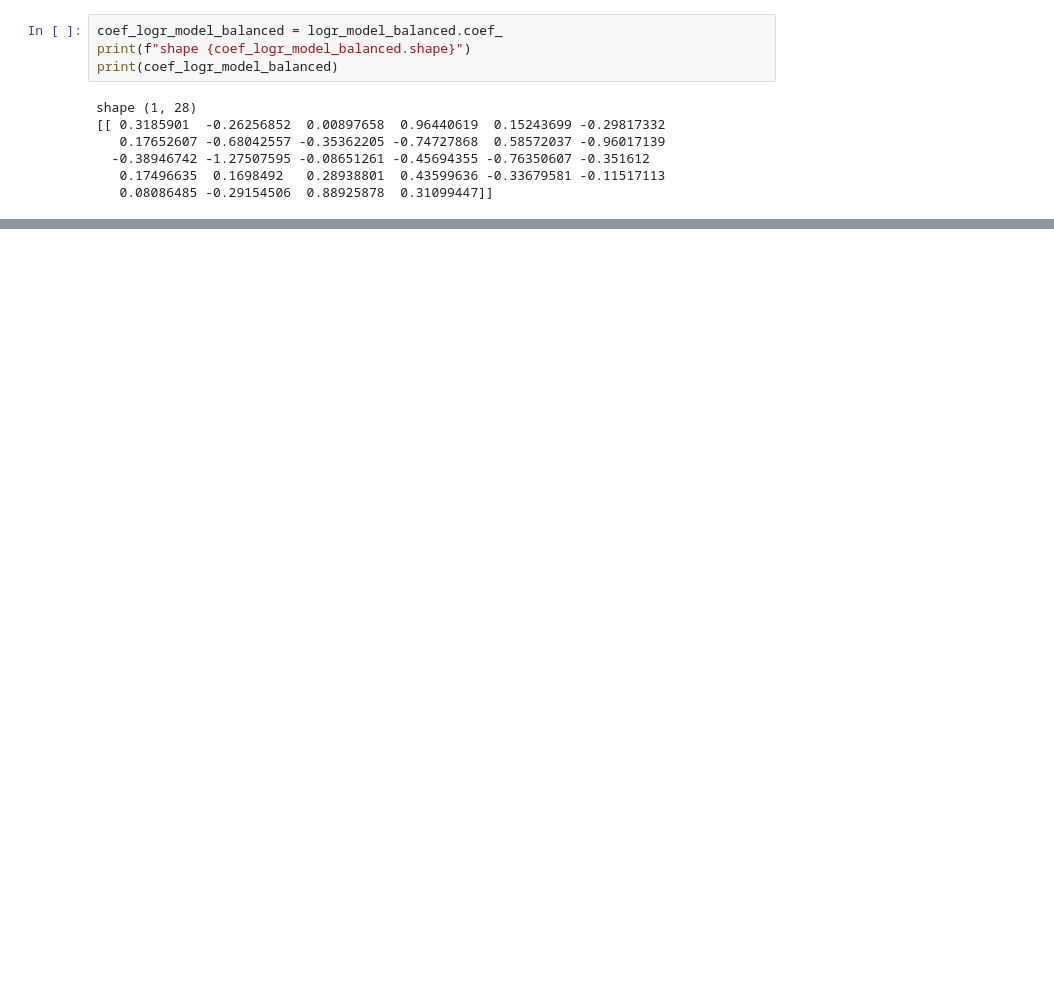
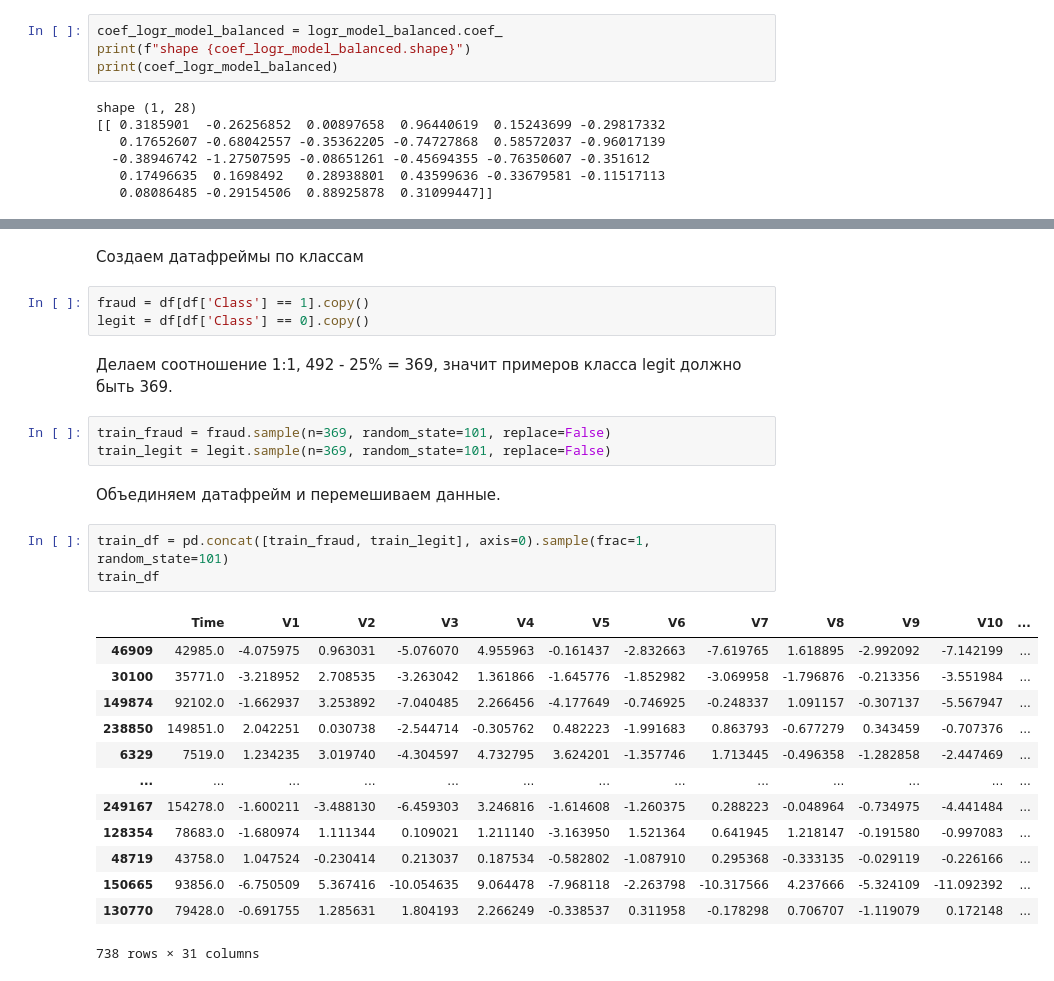
Before and after one commit to rabotimnogo/Fraud_Detection, a Jupyter notebook: Credit_card_fraud_detection_project .ipynb, the cells around one changed output, grey strips where cells are left out. Saved outputs shown, nothing was run; the diff lists cells and outputs as text; blank space fills up the shorter version.

```diff
--- a/Credit_card_fraud_detection_project .ipynb
+++ b/Credit_card_fraud_detection_project .ipynb
@@ -387,0 +421,29 @@ shape (1, 28)
+# %% [markdown]
+Создаем датафреймы по классам
+# %%
+fraud = df[df['Class'] == 1].copy()
+legit = df[df['Class'] == 0].copy()
+# %% [markdown]
+Делаем соотношение 1:1, 492 - 25% = 369, значит примеров класса legit должно быть 369.
+# %%
+train_fraud = fraud.sample(n=369, random_state=101, replace=False)
+train_legit = legit.sample(n=369, random_state=101, replace=False)
+# %% [markdown]
+Объединяем датафрейм и перемешиваем данные.
+# %%
+train_df = pd.concat([train_fraud, train_legit], axis=0).sample(frac=1, random_state=101)
+train_df
+# %% [output]
+|  | Time | V1 | V2 | V3 | V4 | V5 | V6 | V7 | V8 | V9 | V10 | ... |
+| 46909 | 42985.0 | -4.075975 | 0.963031 | -5.076070 | 4.955963 | -0.161437 | -2.832663 | -7.619765 | 1.618895 | -2.992092 | -7.142199 | ... |
+| 30100 | 35771.0 | -3.218952 | 2.708535 | -3.263042 | 1.361866 | -1.645776 | -1.852982 | -3.069958 | -1.796876 | -0.213356 | -3.551984 | ... |
+| 149874 | 92102.0 | -1.662937 | 3.253892 | -7.040485 | 2.266456 | -4.177649 | -0.746925 | -0.248337 | 1.091157 | -0.307137 | -5.567947 | ... |
+| 238850 | 149851.0 | 2.042251 | 0.030738 | -2.544714 | -0.305762 | 0.482223 | -1.991683 | 0.863793 | -0.677279 | 0.343459 | -0.707376 | ... |
+| 6329 | 7519.0 | 1.234235 | 3.019740 | -4.304597 | 4.732795 | 3.624201 | -1.357746 | 1.713445 | -0.496358 | -1.282858 | -2.447469 | ... |
+| ... | ... | ... | ... | ... | ... | ... | ... | ... | ... | ... | ... | ... |
+| 249167 | 154278.0 | -1.600211 | -3.488130 | -6.459303 | 3.246816 | -1.614608 | -1.260375 | 0.288223 | -0.048964 | -0.734975 | -4.441484 | ... |
+| 128354 | 78683.0 | -1.680974 | 1.111344 | 0.109021 | 1.211140 | -3.163950 | 1.521364 | 0.641945 | 1.218147 | -0.191580 | -0.997083 | ... |
+| 48719 | 43758.0 | 1.047524 | -0.230414 | 0.213037 | 0.187534 | -0.582802 | -1.087910 | 0.295368 | -0.333135 | -0.029119 | -0.226166 | ... |
+| 150665 | 93856.0 | -6.750509 | 5.367416 | -10.054635 | 9.064478 | -7.968118 | -2.263798 | -10.317566 | 4.237666 | -5.324109 | -11.092392 | ... |
+| 130770 | 79428.0 | -0.691755 | 1.285631 | 1.804193 | 2.266249 | -0.338537 | 0.311958 | -0.178298 | 0.706707 | -1.119079 | 0.172148 | ... |
+738 rows × 31 columns
```
Also changed, not shown: parts of 43 cells of this notebook.
